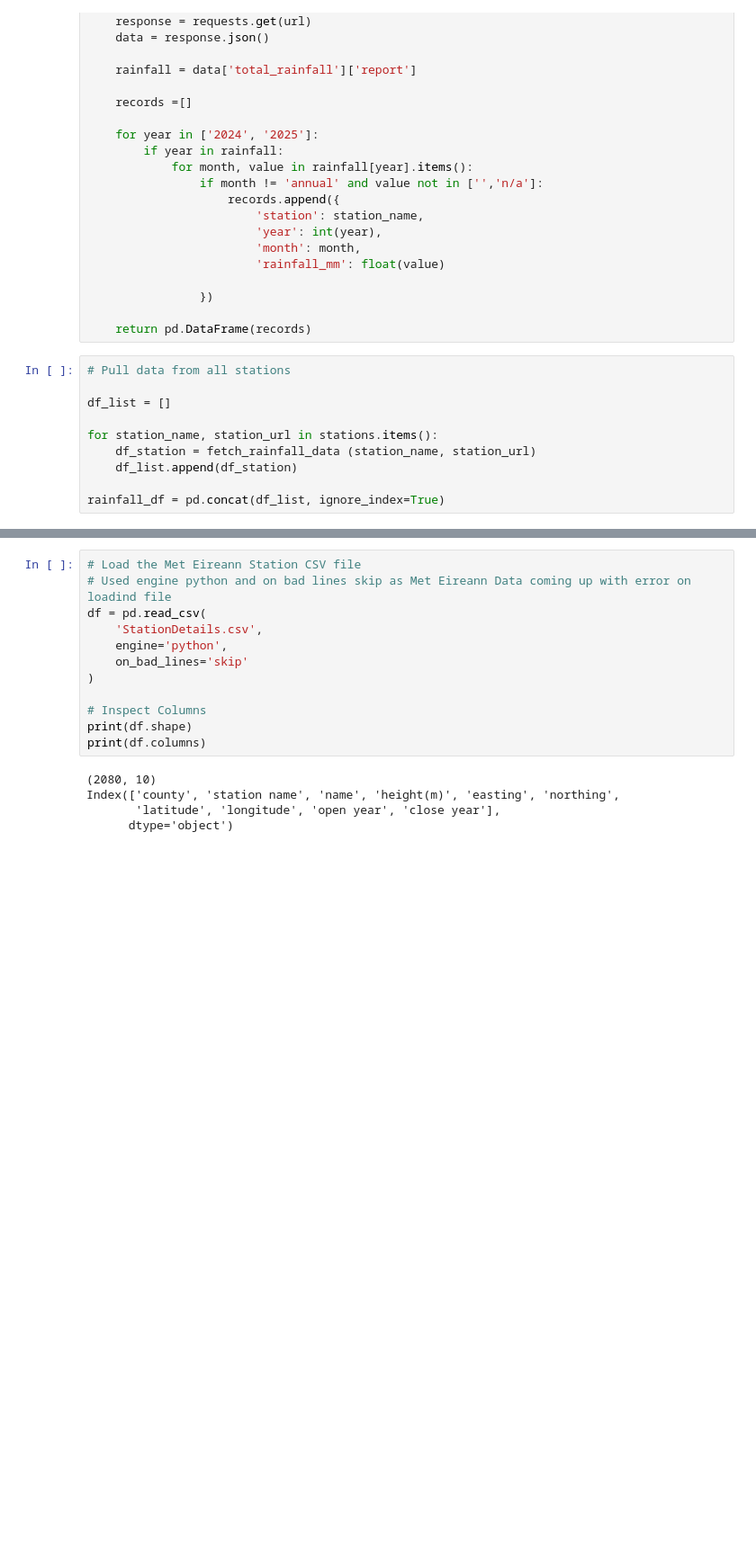
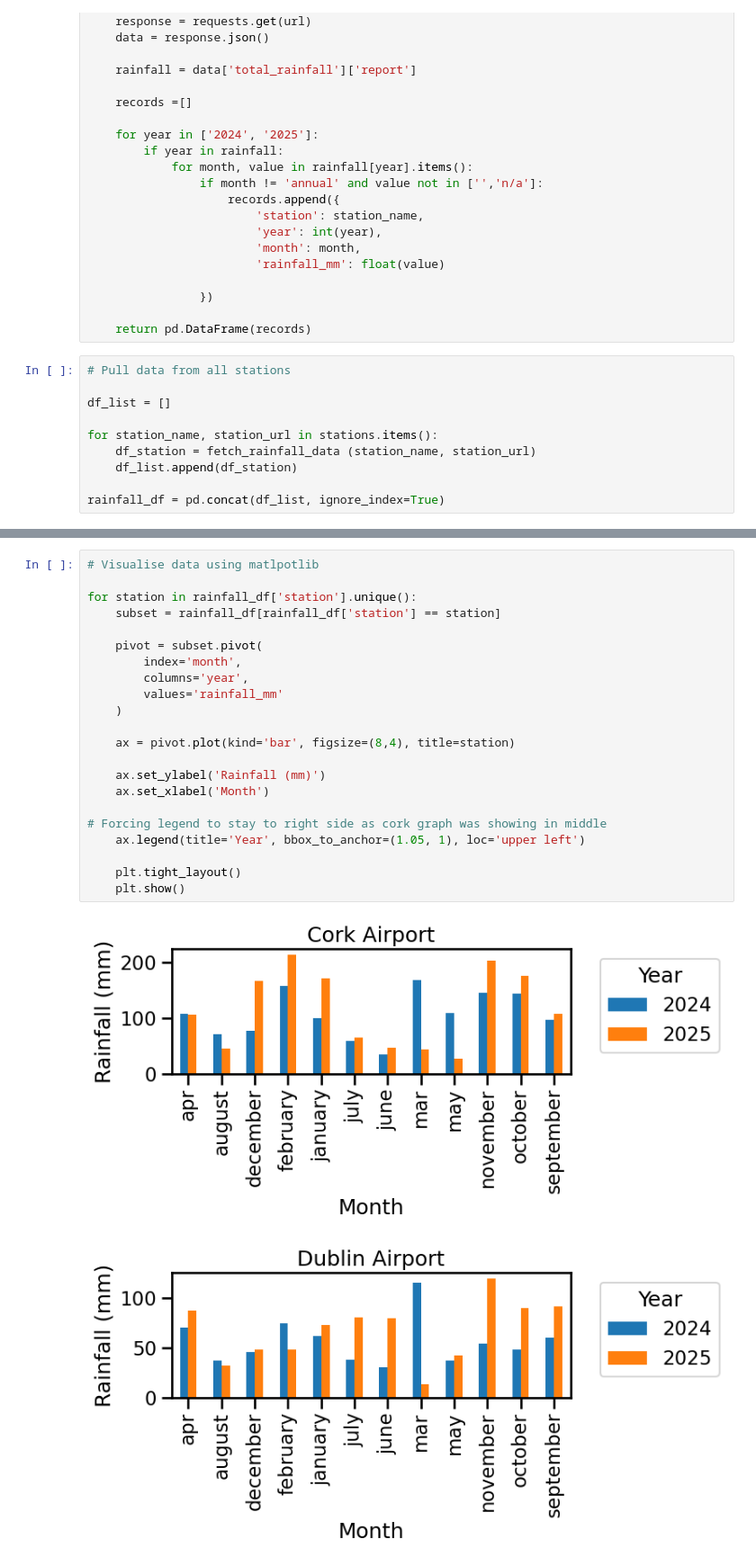
Before and after one commit to MichalGondek/PROGRAMMING-FOR-DATA-ANALYTICS-BIG-PROJECT, a Jupyter notebook: climate_insurance_analysis.ipynb, the cells around one changed output, grey strips where cells are left out. Shown at 90% size. Saved outputs shown, nothing was run; the diff lists cells and outputs as text; blank space fills up the shorter version.

```diff
--- a/climate_insurance_analysis.ipynb
+++ b/climate_insurance_analysis.ipynb
@@ -95,17 +157,25 @@ extreme_months = rainfall_df
-# %%
-# Load the Met Eireann Station CSV file
-# Used engine python and on bad lines skip as Met Eireann Data coming up with error on loadind file
-df = pd.read_csv(
-    'StationDetails.csv',
-    engine='python',
-    on_bad_lines='skip'
-)
-
-# Inspect Columns
-print(df.shape)
-print(df.columns)
-# %% [output]
-(2080, 10)
-Index(['county', 'station name', 'name', 'height(m)', 'easting', 'northing',
-       'latitude', 'longitude', 'open year', 'close year'],
-      dtype='object')
+# %%
+# Visualise data using matlpotlib
+
+for station in rainfall_df['station'].unique():
+    subset = rainfall_df[rainfall_df['station'] == station]
+
+    pivot = subset.pivot(
+        index='month',
+        columns='year',
+        values='rainfall_mm'
+    )
+
+    ax = pivot.plot(kind='bar', figsize=(8,4), title=station)
+
+    ax.set_ylabel('Rainfall (mm)')
+    ax.set_xlabel('Month')
+
+# Forcing legend to stay to right side as cork graph was showing in middle
+    ax.legend(title='Year', bbox_to_anchor=(1.05, 1), loc='upper left')
+
+    plt.tight_layout()
+    plt.show()
+# %% [output]
+[figure, added]
+[figure, added]
```
Also changed, not shown: parts of 7 cells of this notebook.
